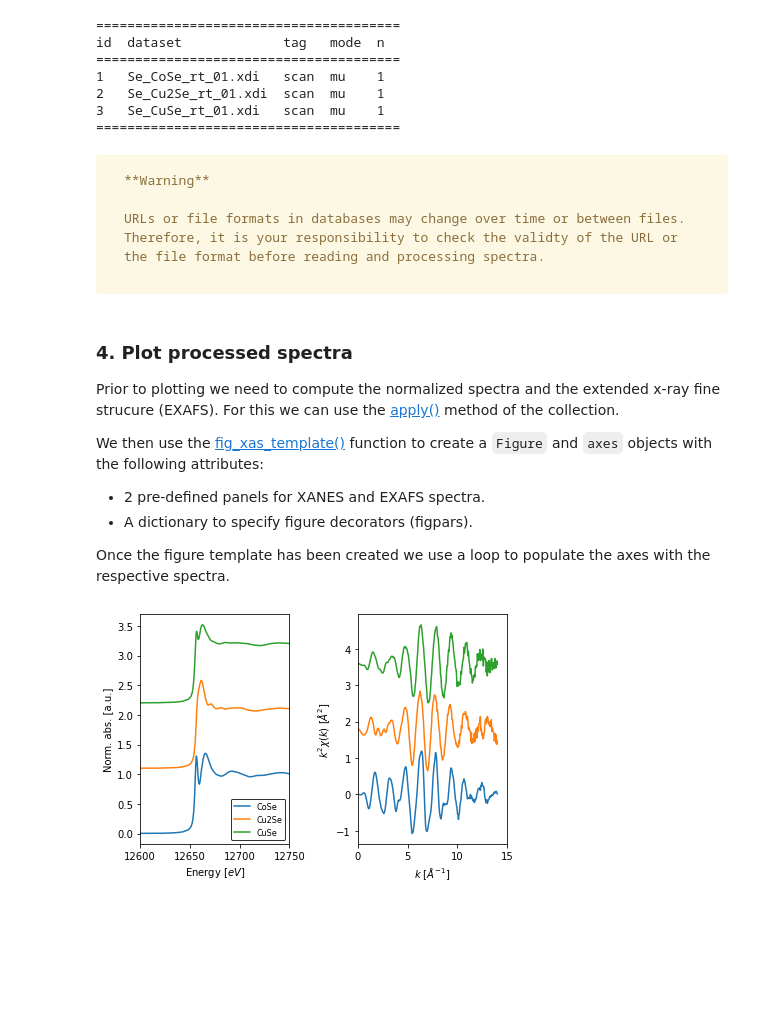
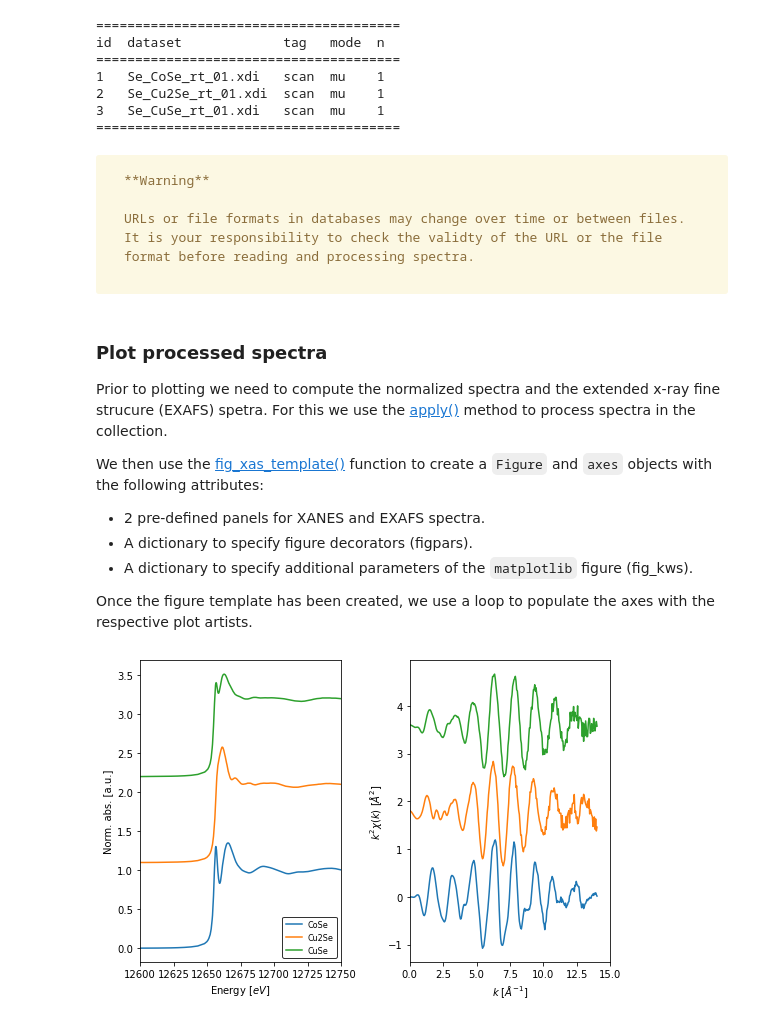
Before and after one commit to marcoalsina/araucaria, a Jupyter notebook: docs/source/tutorials/01.basic/01.reading_ixas_spectra.ipynb, the cells around one changed output. Drawn from its saved outputs; the diff is of its cells as text; code cells hidden in the pictures; blank space fills up the shorter version.

```diff
--- a/docs/source/tutorials/01.basic/01.reading_ixas_spectra.ipynb
+++ b/docs/source/tutorials/01.basic/01.reading_ixas_spectra.ipynb
@@ -126,45 +126,47 @@ id  dataset             tag   mode  n
 
     **Warning**
 
-    URLs or file formats in databases may change over time or between files. Therefore, it is your responsibility to check the validty of the URL or the file format before reading and processing spectra.
+    URLs or file formats in databases may change over time or between files. It is your responsibility to check the validty of the URL or the file format before reading and processing spectra.
 </div>
 # %% [markdown]
-### 4. Plot processed spectra
+### Plot processed spectra
 
-Prior to plotting we need to compute the normalized spectra and the extended x-ray fine strucure (EXAFS). For this we can use the [apply()](../../main/main_collection.rst#araucaria.main.collection.Collection.apply) method of the collection.
+Prior to plotting we need to compute the normalized spectra and the extended x-ray fine strucure (EXAFS) spetra. For this we use the [apply()](../../main/main_collection.rst#araucaria.main.collection.Collection.apply) method to process spectra in the collection.
 
 We then use the [fig_xas_template()](../../plot_module.rst#araucaria.plot.template.fig_xas_template) function to create a `Figure` and `axes` objects with the following attributes:
 
 - 2 pre-defined panels for XANES and EXAFS spectra.
 - A dictionary to specify figure decorators (figpars).
+- A dictionary to specify additional parameters of the `matplotlib` figure (fig_kws).
 
-Once the figure template has been created we use a loop to populate the axes with the respective spectra.
+Once the figure template has been created, we use a loop to populate the axes with the respective plot artists.
 # %%
 from araucaria.xas import pre_edge, autobk
 from araucaria.plot import fig_xas_template
 import matplotlib.pyplot as plt
 
 # normalizing spectra and extracting exafs
 collection.apply(pre_edge)
 collection.apply(autobk)
 
 # figure decorators
 kweight = 2
 offset = [1.1, 1.8]
 figpars = {'e_range' : (12600, 12750),
            'k_range' : (0, 15),
            'kweight' : kweight}
+fig_kws = {'figsize' : (7.5,5)}
 
 # declaring figure and populating axes
-fig, ax = fig_xas_template(panels='xe', fig_pars=figpars)
+fig, ax = fig_xas_template(panels='xe', fig_pars=figpars, **fig_kws)
 names   = collection.get_names()
 for i, name in enumerate(names):
     group = collection.get_group(name)
     ax[0].plot(group.energy, group.norm + i*offset[0], label=name.split('_')[1])
     ax[1].plot(group.k, group.k**kweight*group.chi + i*offset[1], label=name.split('_')[1])
 
 ax[0].legend(loc='lower right', edgecolor='k', fontsize=8)
 fig.tight_layout()
 plt.show()
 # %% [output]
-[figure, old version]
+[figure, new version]
```
Also changed, not shown: parts of 4 cells of this notebook, 33 other files.
